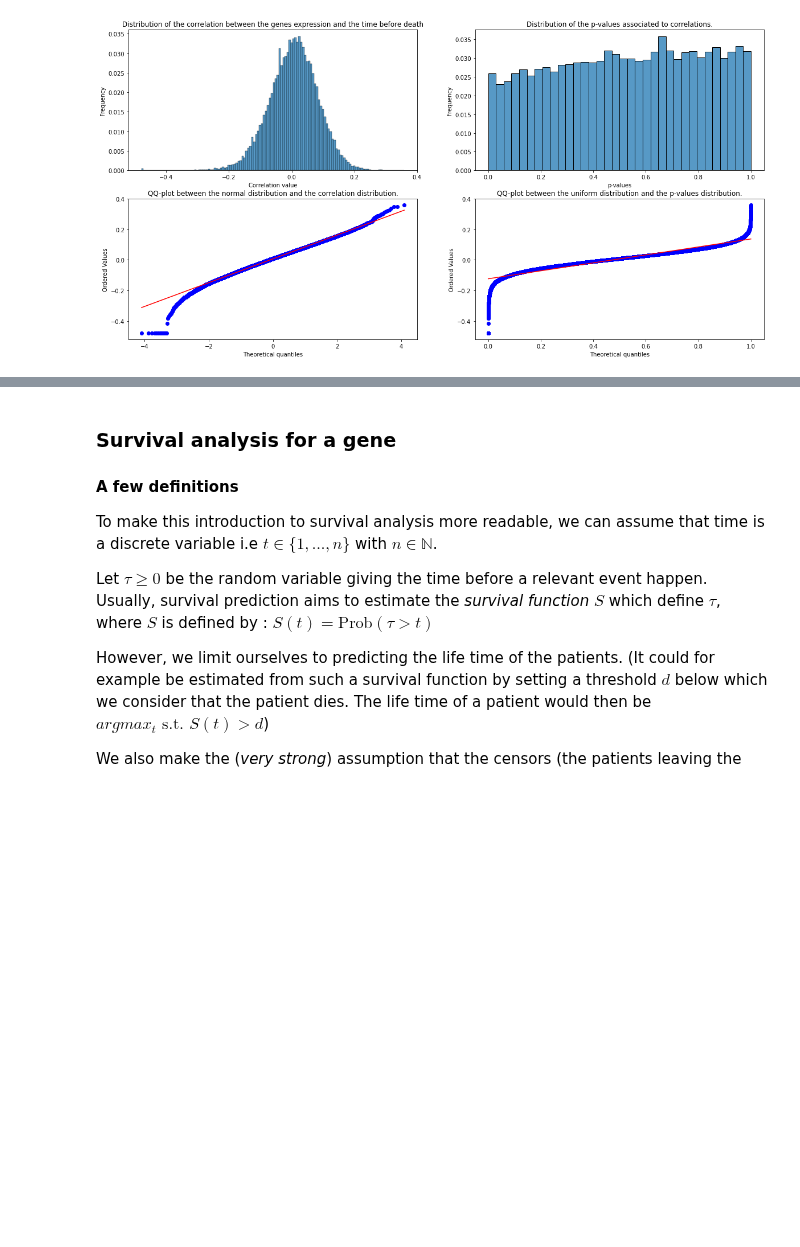
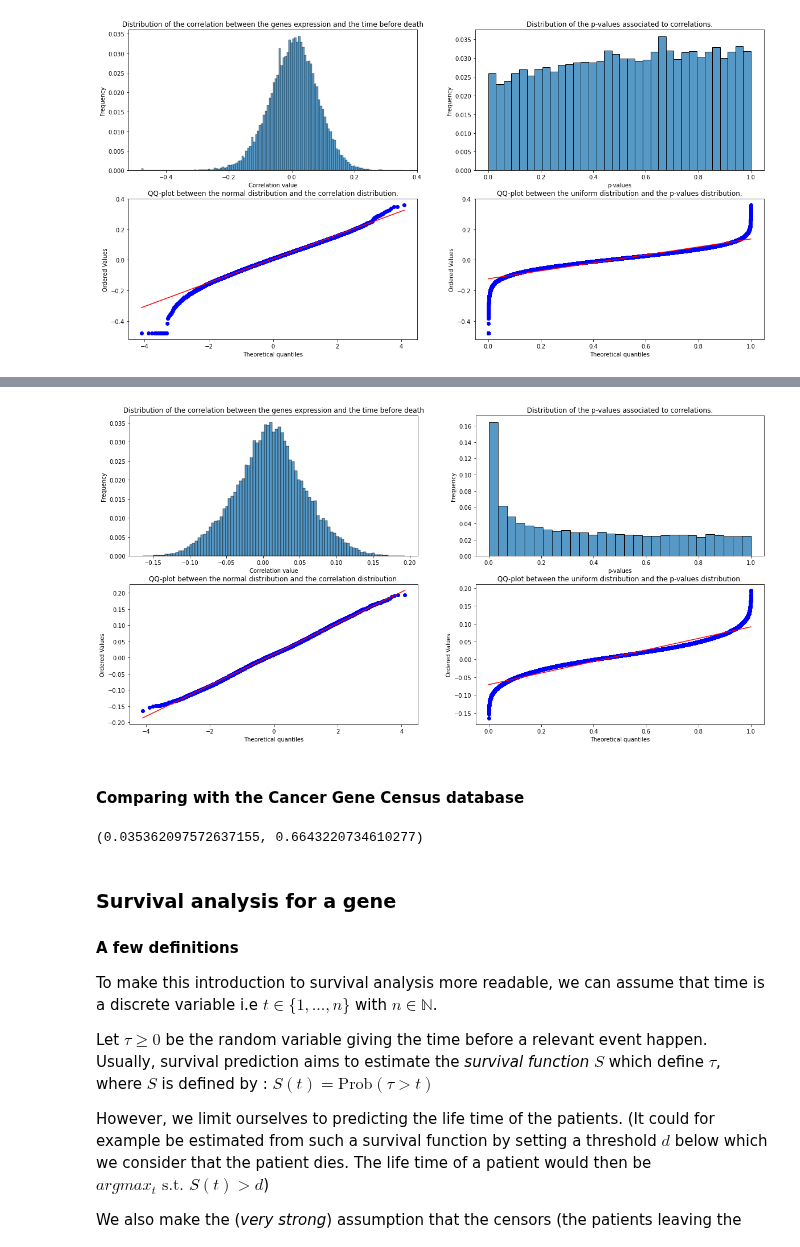
Before and after one commit to StephaneBereux/Cancer-survival-challenge, a Jupyter notebook: starting_kit.ipynb, the cells around one changed output, grey strips where cells are left out. Drawn from its saved outputs; the diff is of its cells as text; code cells hidden in the pictures; blank space fills up the shorter version.

```diff
--- a/starting_kit.ipynb
+++ b/starting_kit.ipynb
@@ -263,6 +263,6 @@ At first glance, the distribution of correlations seems close to the normal law.
 # %%
-def display_correlations(X, y_log):
-    """Compute and display the distribution of the correlation and of its p_values."""
+def compute_correlations(X, y_log):
+    """Compute the correlation and the associated p-values between the genes and the survival times."""
     scaler = StandardScaler()
     scaled_X = scaler.fit_transform(X)
     gene_index, corr_r, p_values = [], [], []
@@ -277,13 +277,18 @@ def display_correlations(X, y_log):
     corr_df = pd.DataFrame({'correlation' : corr_r,
             'p_value' : p_values} , index = gene_index)
 
+    return corr_df
+
+
+def display_correlations(corr_df):
+    """Display the correlation and the p-values."""
+
     fig, ((ax1, ax2), (ax3, ax4)) = plt.subplots(2, 2, figsize=(20,10))
 
     sns.histplot(corr_df['correlation'].to_numpy(), ax=ax1, stat='probability')
     ax1.set_title('Distribution of the correlation between the genes expression and the time before death')
     ax1.set_xlabel('Correlation value')
     ax1.set_ylabel('Frequency')
-
 
     sns.histplot(corr_df['p_value'].to_numpy(), ax=ax2, stat='probability')
     ax2.set_title('Distribution of the p-values associated to correlations.')
@@ -298,7 +303,8 @@ def display_correlations(X, y_log):
 
     plt.show()
 
-
-display_correlations(X_uncensored, log_time)
+log_time = np.log(y_uncensored)
+correlation_df = compute_correlations(X_uncensored, log_time)
+display_correlations(correlation_df)
 # %% [output]
 [figure]
@@ -305,3 +331,15 @@ display_correlations(X_uncensored, log_time)
+# %%
+log_time = np.log(y_train)
+correlation_df = compute_correlations(X_train, log_time)
+display_correlations(correlation_df)
+# %% [output]
+[figure, added]
+# %% [markdown]
+#### Comparing with the Cancer Gene Census database
+# %%
+pearsonr(X_uncensored['FAM110C'].to_numpy(), y_uncensored)
+# %% [output]
+(0.035362097572637155, 0.6643220734610277)
 # %% [markdown]
 ### Survival analysis for a gene
 
```
Also changed, not shown: parts of 23 cells of this notebook.
